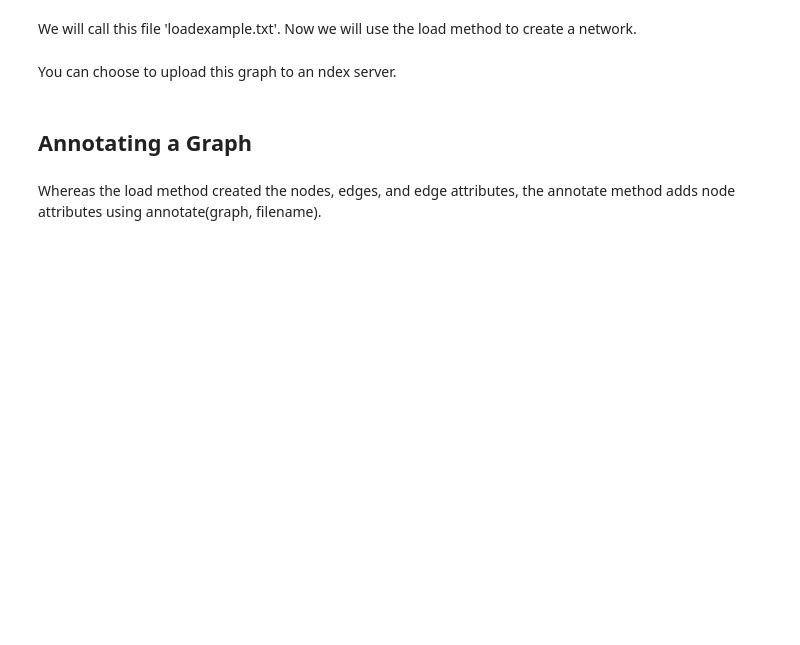
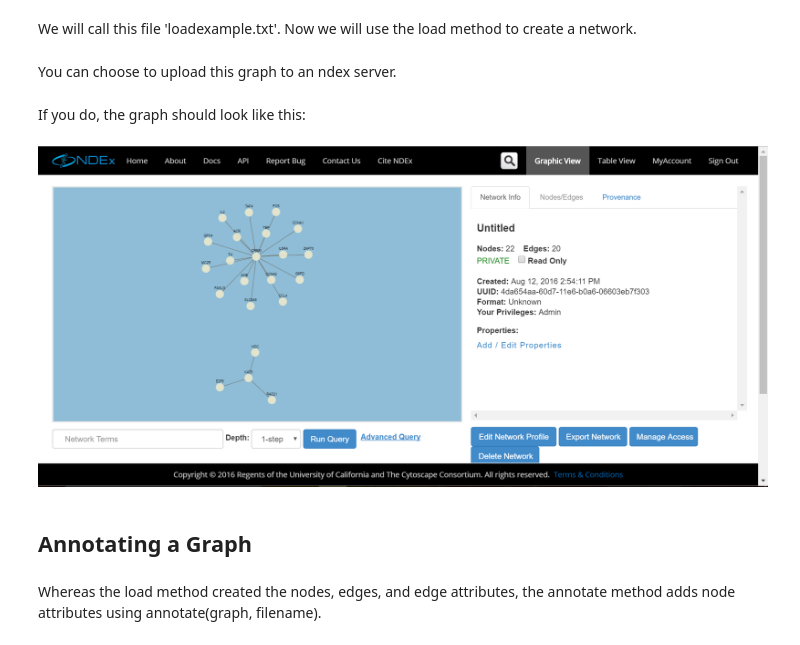
Before and after one commit to ndexbio/ndex-jupyter-notebooks, a Jupyter notebook: notebooks/NetworkN Layout and Cytoscape Styling Tutorial.ipynb, the cells around one changed output. Drawn from its saved outputs; the diff is of its cells as text; code cells hidden in the pictures; blank space fills up the shorter version.

Commit message:
Added images

```diff
--- a/notebooks/NetworkN Layout and Cytoscape Styling Tutorial.ipynb
+++ b/notebooks/NetworkN Layout and Cytoscape Styling Tutorial.ipynb
@@ -49,6 +49,13 @@ toolbox.load(G, 'loadexample.txt', edge_attributes=['strength'], header=True)
 You can choose to upload this graph to an ndex server.
 # %%
 G.upload_to('http://public.ndexbio.org', 'your_username', 'your_password')
+# %% [markdown]
+If you do, the graph should look like this:
+# %%
+from IPython.display import Image, display;
+display(Image(filename='screenshot_1.PNG'))
+# %% [output]
+[figure, added]
 # %% [markdown]
 ## Annotating a Graph
 # %% [markdown]
```
Also changed, not shown: parts of 7 cells of this notebook.
